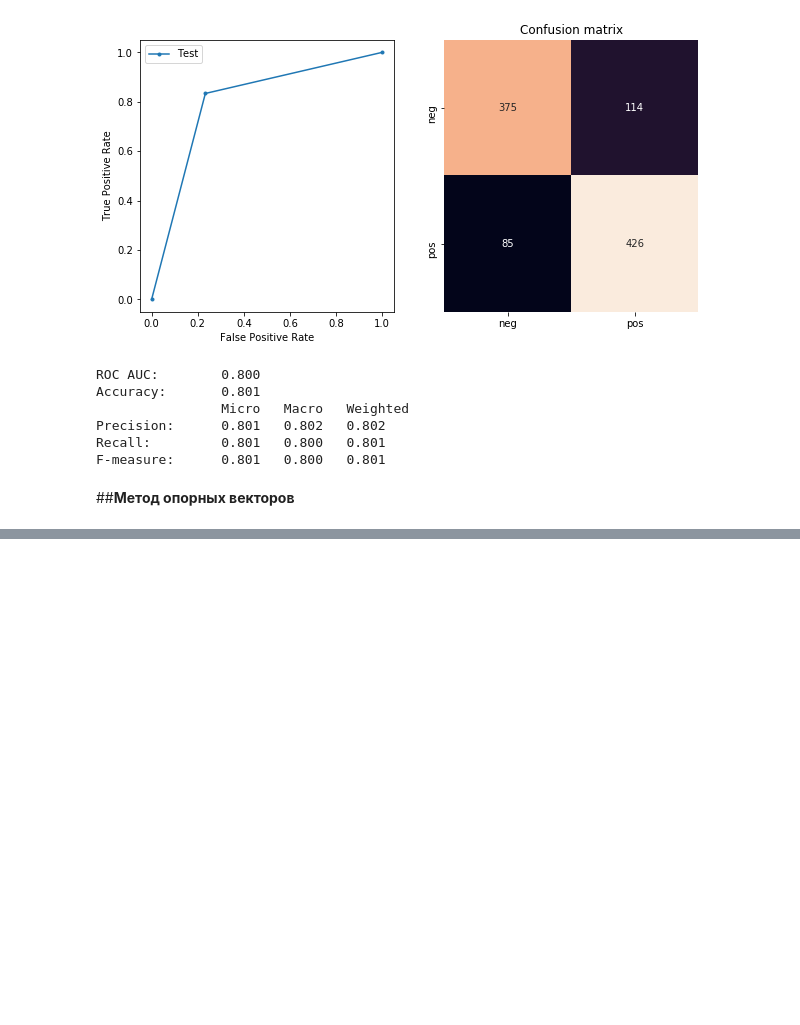
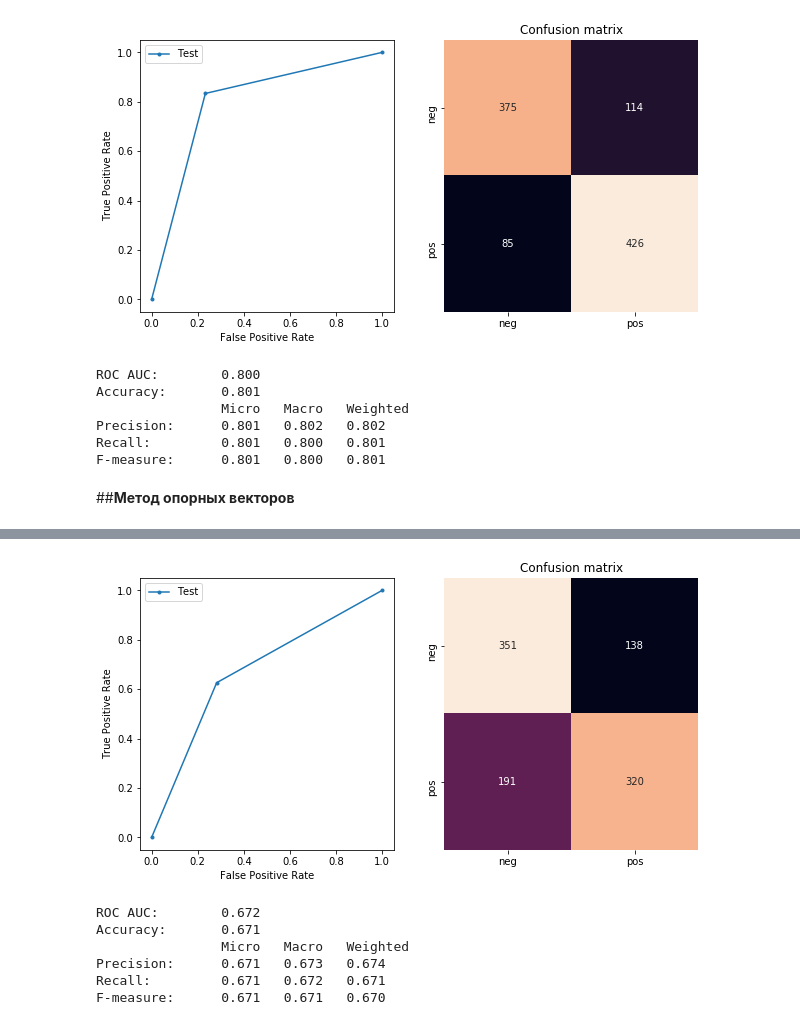
Before and after one commit to MacJei/comp_ling, a Jupyter notebook: ML_hw2.ipynb, the cells around one changed output, grey strips where cells are left out. Saved outputs shown, nothing was run; the diff lists cells and outputs as text; code cells hidden in the pictures; blank space fills up the shorter version.

```diff
--- a/ML_hw2.ipynb
+++ b/ML_hw2.ipynb
@@ -299,0 +345,14 @@ F-measure:      0.801   0.800   0.801
+# %%
+from sklearn.tree import DecisionTreeClassifier
+clf_T = DecisionTreeClassifier().fit(x_train, y_train)
+predicted_T = clf_T.predict(x_test)
+# %%
+eval_sklearn_visual(y_test, predicted_T)
+# %% [output]
+[figure, added]
+ROC AUC:        0.672
+Accuracy:       0.671
+                Micro   Macro   Weighted
+Precision:      0.671   0.673   0.674
+Recall:         0.671   0.672   0.671
+F-measure:      0.671   0.671   0.670
```
Also changed, not shown: parts of 12 cells of this notebook.
